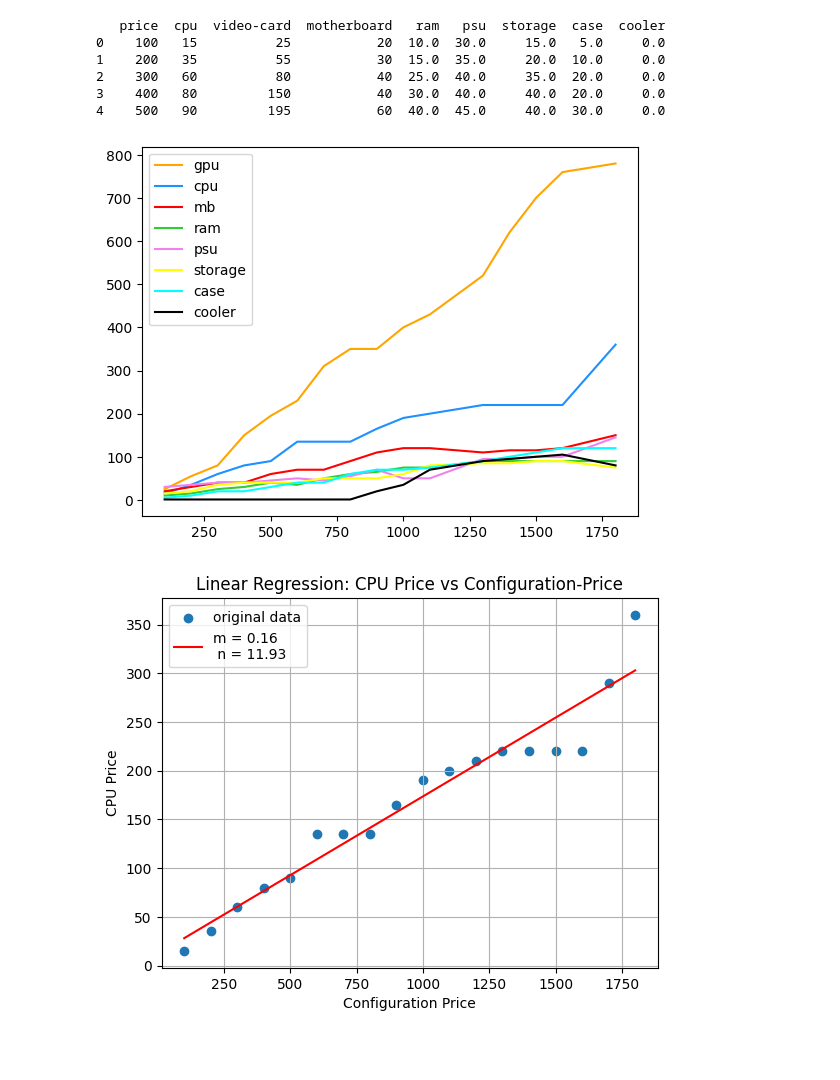
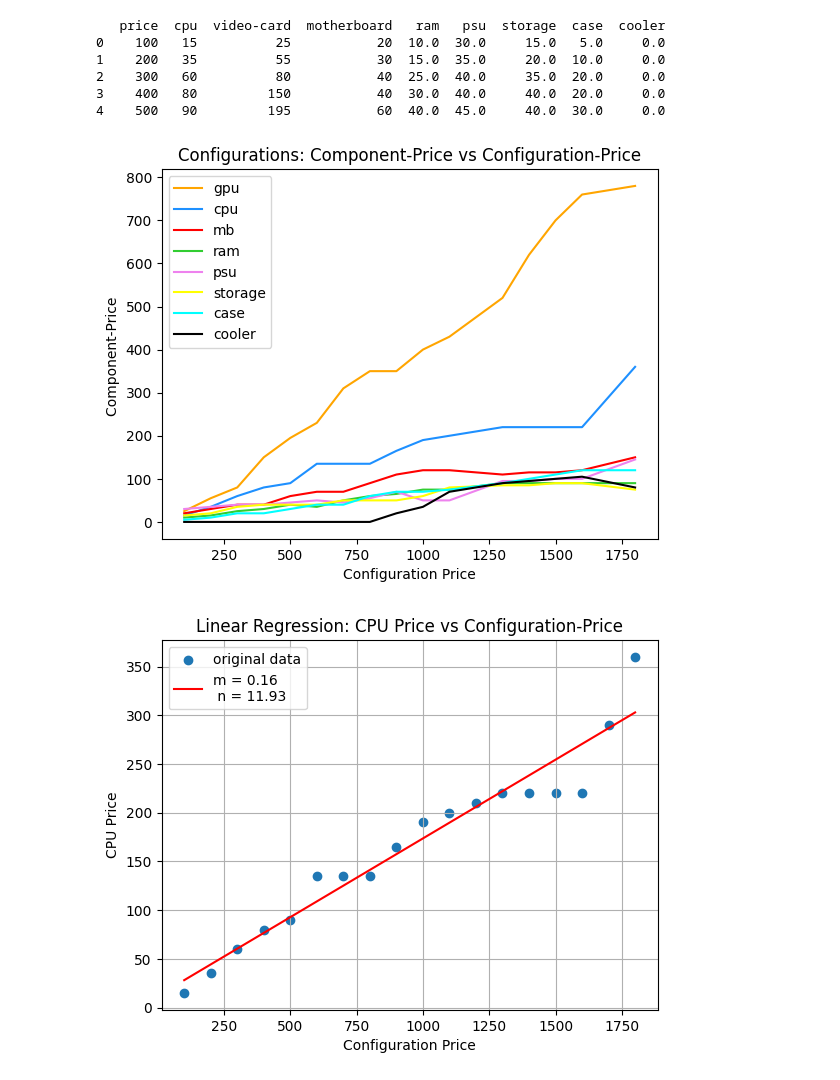
Before and after one commit to Lan3ye/pcconfig, a Jupyter notebook: KonfigurationAnalysis.ipynb, the cells around one changed output. Cells and saved outputs as stored; diff of their text form; code cells hidden in the pictures; blank space fills up the shorter version.

Commit message:
Minor corrections on graphs

```diff
--- a/KonfigurationAnalysis.ipynb
+++ b/KonfigurationAnalysis.ipynb
@@ -6,7 +6,7 @@ from sklearn.linear_model import LinearRegression
 from scipy.optimize import curve_fit
 from scipy.interpolate import interp1d
 # %%
-dataPath = "C:/Users/jkrause/Documents/Dok/BA/5.Semester/Softwareprojekt/repo/pcconfig/Konfigurationen.CSV"
+dataPath = "Konfigurationen.CSV"
 
 data = pd.read_csv(dataPath)
 data = data.dropna()
@@ -22,19 +22,22 @@ print(data.head())
 # %%
 x = data['price']
 
 plt.plot(x, data['video-card'], color='orange', label='gpu')
 plt.plot(x, data['cpu'], color='dodgerblue', label='cpu')
 plt.plot(x, data['motherboard'], color='red', label='mb')
 plt.plot(x, data['ram'], color='limegreen', label='ram')
 plt.plot(x, data['psu'], color='violet', label='psu')
 plt.plot(x, data['storage'], color='yellow', label='storage')
 plt.plot(x, data['case'], color='cyan', label='case')
 plt.plot(x, data['cooler'], color='black', label='cooler')
+plt.title('Configurations: Component-Price vs Configuration-Price')
+plt.xlabel('Configuration Price')
+plt.ylabel('Component-Price ')
 plt.legend()
 plt.savefig('KonfigurationPriceDevelopmet.png', dpi=300)
 plt.show()
 # %% [output]
-[figure, old version]
+[figure, new version]
 # %%
 X = data['price'].values.reshape(-1, 1)
 y = data['cpu']
```
Also changed, not shown: parts of 1 cell of this notebook, 14 other files.
